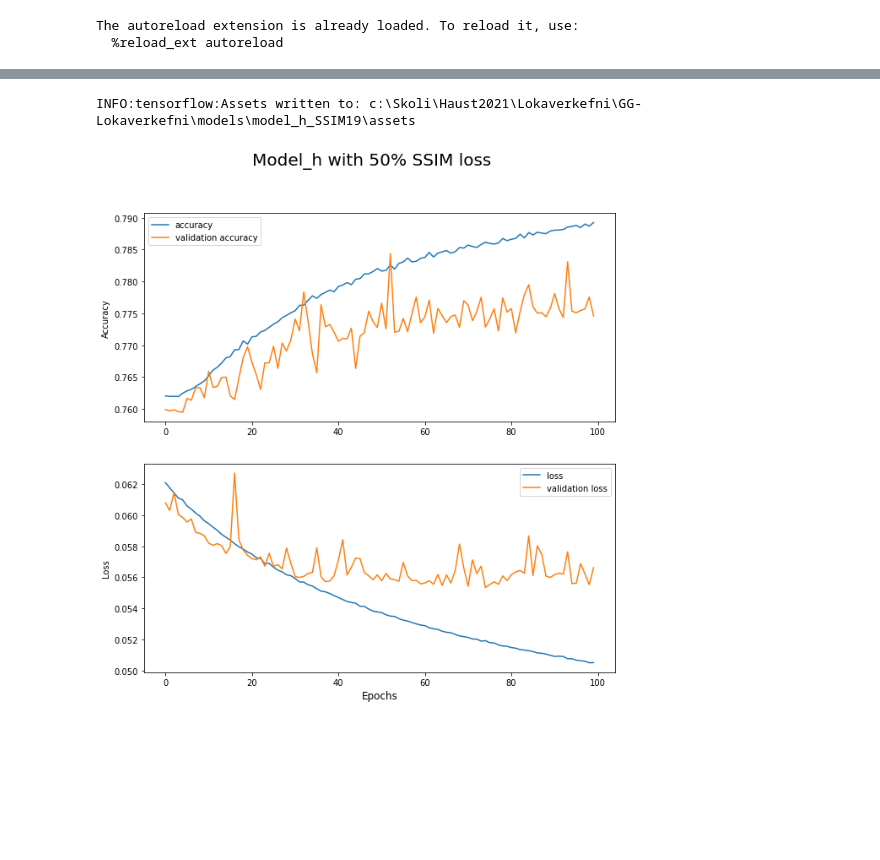
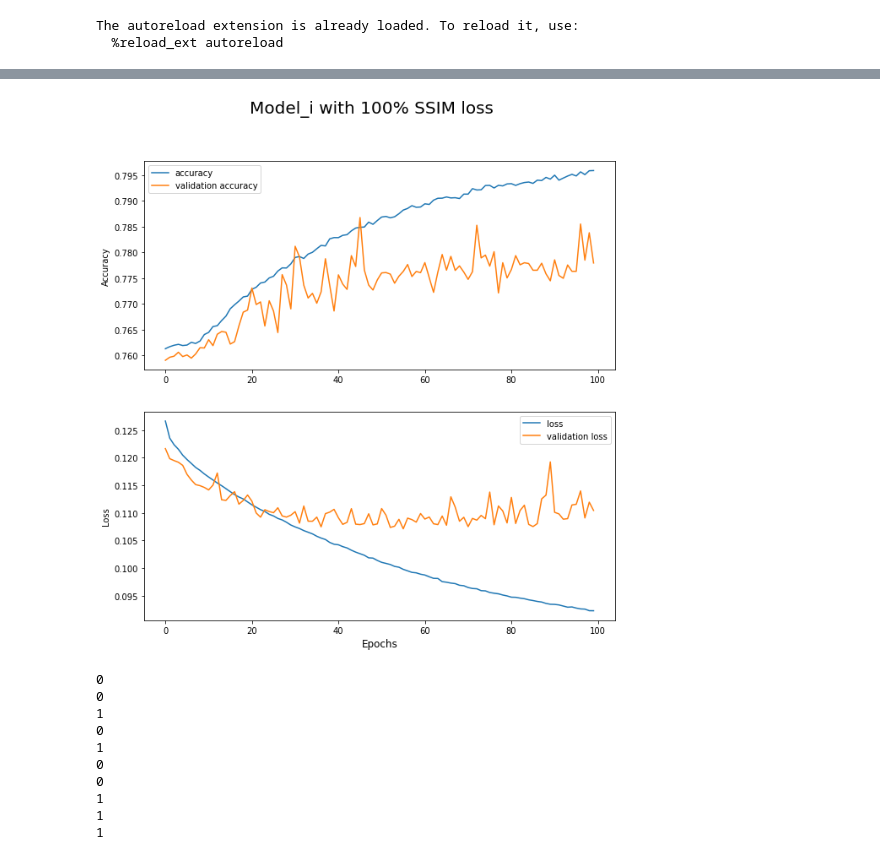
Before and after one commit to BjarniHaukur/GG-Lokaverkefni, a Jupyter notebook: loka.ipynb, the cells around one changed output, grey strips where cells are left out. Drawn from its saved outputs; the diff is of its cells as text; code cells hidden in the pictures; blank space fills up the shorter version.

```diff
--- a/loka.ipynb
+++ b/loka.ipynb
@@ -60,5 +40,6 @@ def create_dataset_from_array(X, y):
 # %%
 import math
+from my_dataset import create_dataset_from_files
 
 # filenames = dl.get_all_filenames()
 # val_files = filenames[index_arr1]
@@ -81,30 +62,15 @@ TRAIN_SIZE = train_files.shape[0]
 NUM_FILES  = TEST_SIZE + VAL_SIZE + TRAIN_SIZE
 
 
-
-
-
-
 NUM_TRAIN_STEPS = math.floor(TRAIN_SIZE/BATCH_SIZE)
 NUM_VAL_STEPS   = math.floor(VAL_SIZE/BATCH_SIZE)
 
-ds_train = create_dataset_from_files(train_files, augment=True)
-ds_val   = create_dataset_from_files(val_files, augment=True)
+ds_train = create_dataset_from_files(train_files, batch_size=BATCH_SIZE, num_parallel_calls=WORKERS, augment=True)
+ds_val   = create_dataset_from_files(val_files, batch_size=BATCH_SIZE, num_parallel_calls=WORKERS, augment=True)
 ds_test  = create_dataset_from_files(test_files)
-# ds_test  = create_dataset_frofilesay(X_test, y_test)
-
-
-# ds_train = ds_train.batch(BATCH_SIZE, drop_remainder=True)
-
-# ds_train = ds_train.prefetch(PREFETCH_SIZE)
-
-# ds_val   = ds.skip(TEST_SIZE).take(VAL_SIZE)
-# ds_train = ds.skip(TEST_SIZE + VAL_SIZE)
-
-# ds_train = ds_train.batch(BATCH_SIZE)
 # %%
 def SSIMLoss(y_true, y_pred):
-  return 0.5*(1 - tf.reduce_mean(tf.image.ssim(y_true, y_pred, 1.0)))+0.5*tf.keras.metrics.mean_squared_error(y_true,y_pred)
+  return (1 - tf.reduce_mean(tf.image.ssim(y_true, y_pred, 1.0)))#+0.5*tf.keras.metrics.mean_squared_error(y_true,y_pred)
 # %%
 model = nn.model_i()
 model.compile(optimizer='rmsprop', loss=SSIMLoss, metrics=["accuracy"])
@@ -143,9 +109,9 @@ for i in range(num_iters):
     history_arr[i] = model.fit(ds_train, epochs=5, steps_per_epoch=NUM_TRAIN_STEPS, validation_data=ds_val, validation_steps=NUM_VAL_STEPS, callbacks=[tensorboard_callback])
 
     if i%2==0:
-        save_model(model, f"model_i_SSIM{i}", brave=True)
+        save_model(model, f"model_i_SSIMV2_{i}", brave=True)
 
-    img_number = randint(0, BATCH_SIZE)
+    img_number = randint(0, BATCH_SIZE-1)
     img = np.expand_dims(test_images[0][img_number], 0)
     pred = model.predict(img)
-    save_images(img , map_from(pred), name="model_i_SSIM", enumerate=i)
+    save_images(img , map_from(pred), name="model_i_SSIMV2", enumerate=i)
@@ -152,16 +136,12 @@ for i in range(num_iters):
-# %%
-save_model(model, "model_h_SSIM19")
-# %% [output]
-INFO:tensorflow:Assets written to: c:\Skoli\Haust2021\Lokaverkefni\GG-Lokaverkefni\models\model_h_SSIM19\assets
 # %%
 from matplotlib import pyplot as plt
 from helper_funcs import *
 
 # new_arr = np.ndarray(shape=(30,), dtype=object)
 # new_arr[:10] = history_arr
 # new_arr[10:] = history_arr2
 
-plot_acc_and_loss(history_arr, title="Model_h with 50% SSIM loss", name="model_h_SSIM", save=True, figsize=(10,10))
+plot_acc_and_loss(history_arr, title="Model_i with 100% SSIM loss", name="model_i_SSIMV2", save=True, figsize=(10,10))
 # %% [output]
-[figure, old version]
+[figure, new version]
 # %%
@@ -191,6 +174,35 @@ pred = model.predict(grey)
 show_images(grey, none_arr)
 show_images(grey, map_from(pred), enhance=1.2)
 show_images(grey, map_from(ab))
+# %%
+from random import randint
+
+iter = ds_test.as_numpy_iterator()
+test_image = iter.next()
+
+num_images = 10
+
+grey = test_image[0][:num_images]
+ab   = test_image[1][:num_images]
+pred = model.predict(grey)
+for i in range(num_images):
+    rand = randint(0, 1)
+    if rand:
+        show_images(grey[i:i+1], map_from(ab[i:i+1]), enhance=0.8)
+    else:
+        show_images(grey[i:i+1], map_from(pred[i:i+1]), enhance=1.2)
+    print(rand)
+# %% [output]
+0
+0
+1
+0
+1
+0
+0
+1
+1
+1
 # %%
 from gan import *
 from IPython.display import clear_output
```
Also changed, not shown: parts of 9 cells of this notebook, 5 other files.
